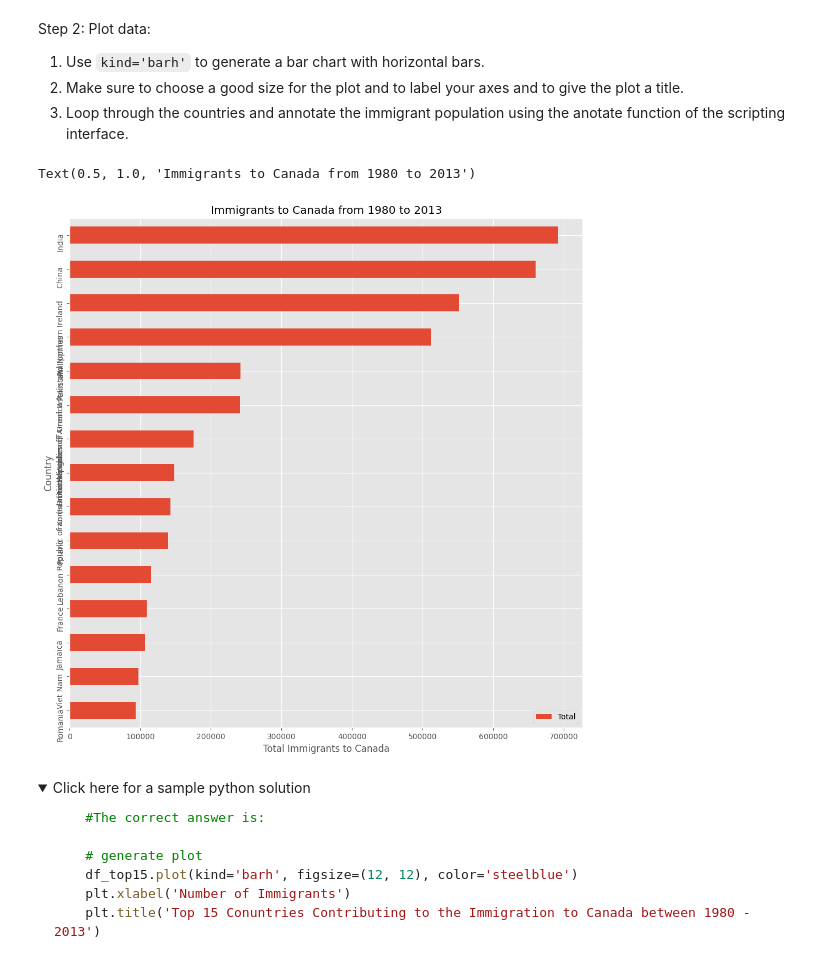
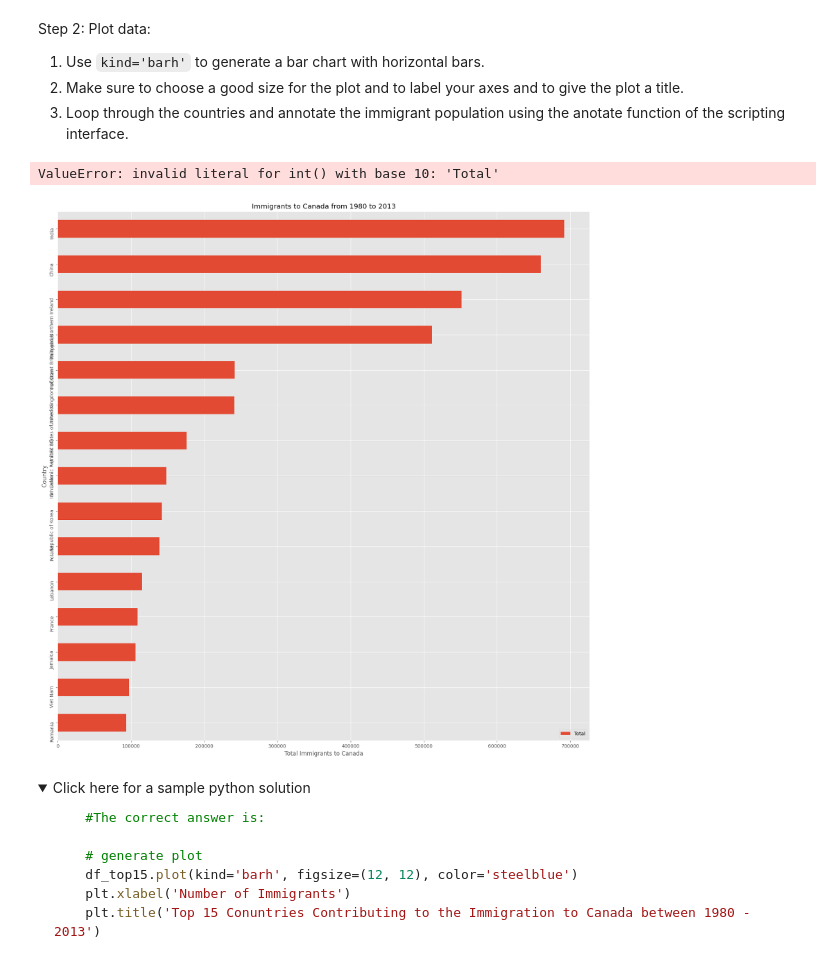
Before and after one commit to morelocj/pandas_demos, a Jupyter notebook: answers_DV0101EN-Exercise-Area-Plots-Histograms-and-Bar-Charts.ipynb, the cells around one changed output. Saved outputs shown, nothing was run; the diff lists cells and outputs as text; code cells hidden in the pictures; folded sections open.

Commit message:
visualization

```diff
--- a/answers_DV0101EN-Exercise-Area-Plots-Histograms-and-Bar-Charts.ipynb
+++ b/answers_DV0101EN-Exercise-Area-Plots-Histograms-and-Bar-Charts.ipynb
@@ -765,14 +765,19 @@ Step 2: Plot data:
 3.  Loop through the countries and annotate the immigrant population using the anotate function of the scripting interface.
 # %%
 ### type your answer here
-df_top15.plot(kind='barh', figsize=(12, 12), rot=90)
+df_top15.plot(kind='barh', figsize=(20, 20), rot=90)
 
 plt.xlabel('Total Immigrants to Canada')
 plt.ylabel('Country')
 plt.title('Immigrants to Canada from 1980 to 2013')
+
+for index, value in enumerate(df_top15):
+    label = format(int(value), ',')
+    plt.annotate(label, xy = (value - 4700, index - 0.10), color = 'white')
+plt.show()
 # %% [output]
-Text(0.5, 1.0, 'Immigrants to Canada from 1980 to 2013')
+ValueError: invalid literal for int() with base 10: 'Total'
-[figure, old version]
+[figure, new version]
 # %% [markdown]
 <details><summary>Click here for a sample python solution</summary>
 
```
Also changed, not shown: 2 other files.
